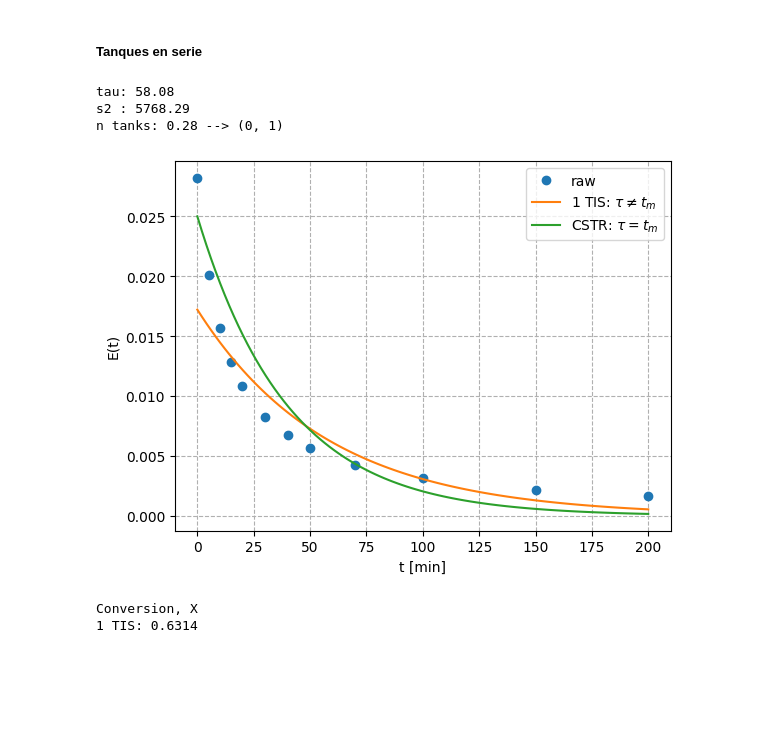
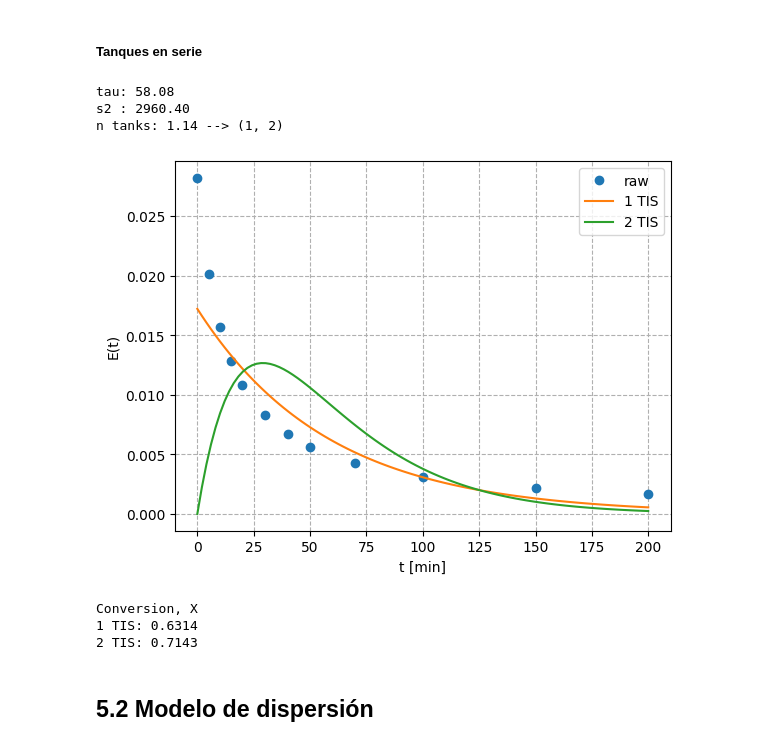
Before and after one commit to eicastroc/Kin_Cinvestav_IngMetalurgica, a Jupyter notebook: 05_analisisRTD/05_modelos_un_parametro.ipynb, the cells around one changed output. Cells and saved outputs as stored; diff of their text form; code cells hidden in the pictures; blank space fills up the shorter version.

Commit message:
more progress on one and two parameter models

```diff
--- a/05_analisisRTD/05_modelos_un_parametro.ipynb
+++ b/05_analisisRTD/05_modelos_un_parametro.ipynb
@@ -96,16 +96,15 @@ Cs = CubicSpline(t, C) # spline
 Es = CubicSpline(t, Cs(t)/Cs.integrate(t[0], t[-1])) # spline
 # tau, sigma, ntanks
 tr = CubicSpline(t, t*Es(t)).integrate(t[0], t[-1])  # mean residence time
-s2 = CubicSpline(t, (t-tms)**2 * Es(t)).integrate(t[0], t[-1]) # variance
+s2 = CubicSpline(t, (t-tr)**2 * Es(t)).integrate(t[0], t[-1]) # variance
 ntanks = tr**2/s2
 ntanks = [
     int(np.floor(ntanks)),
-    int(np.floor(ntanks+1)),
-    int(np.floor(ntanks+2))
+    int(np.floor(ntanks+1))
 ]
 #printouts
 print(f"tau: {tr:.2f}")
 print(f"s2 : {s2:.2f}")
-print(f"n tanks: {tau**2/s2:.2f} --> {ntanks[0], ntanks[1]}")
+print(f"n tanks: {tr**2/s2:.2f} --> {ntanks[0], ntanks[1]}")
 # %% [output]
 tau: 14.89
@@ -138,7 +137,7 @@ for ntank in ntanks:
     tauTIS = tr/ntank
     cEntry = cA0
     for tank in range(ntank):
-        cExit = fsolve(cstrOptFun, x0=cEntry, args=(cEntry, tauTIS))
+        cExit = fsolve(cstrOptFun, x0=cEntry/2, args=(cEntry, tauTIS))
         cEntry = cExit[0]
     x = 1 - cExit[0]/cA0 # conversion after n reactors
     print(f"{ntank} TIS: {x:.4f}")
@@ -176,7 +174,7 @@ Cs = CubicSpline(t, C) # spline
 Es = CubicSpline(t, Cs(t)/Cs.integrate(t[0], t[-1])) # spline
 # tau, sigma, ntanks
 tr = CubicSpline(t, t*Es(t)).integrate(t[0], t[-1])  # mean residence time
-s2 = CubicSpline(t, (t-tms)**2 * Es(t)).integrate(t[0], t[-1]) # variance
+s2 = CubicSpline(t, (t-tr)**2 * Es(t)).integrate(t[0], t[-1]) # variance
 ntanks = tr**2/s2
 ntanks = [
     int(np.floor(ntanks)),
@@ -185,7 +183,7 @@ ntanks = [
 #printouts
 print(f"tau: {tr:.2f}")
 print(f"s2 : {s2:.2f}")
-print(f"n tanks: {tau**2/s2:.2f} --> {ntanks[0], ntanks[1]}")
+print(f"n tanks: {tr**2/s2:.2f} --> {ntanks[0], ntanks[1]}")
 # %% [output]
 tau: 5.09
 s2 : 6.22
@@ -267,7 +265,7 @@ Cs = CubicSpline(t, C) # spline
 Es = CubicSpline(t, Cs(t)/Cs.integrate(t[0], t[-1])) # spline
 # tau, sigma, ntanks
 tr = CubicSpline(t, t*Es(t)).integrate(t[0], t[-1])  # mean residence time
-s2 = CubicSpline(t, (t-tms)**2 * Es(t)).integrate(t[0], t[-1]) # variance
+s2 = CubicSpline(t, (t-tr)**2 * Es(t)).integrate(t[0], t[-1]) # variance
 ntanks = tr**2/s2
 ntanks = [
     int(np.floor(ntanks)),
@@ -276,24 +274,24 @@ ntanks = [
 #printouts
 print(f"tau: {tr:.2f}")
 print(f"s2 : {s2:.2f}")
-print(f"n tanks: {tau**2/s2:.2f} --> {ntanks[0], ntanks[1]}")
+print(f"n tanks: {tr**2/s2:.2f} --> {ntanks[0], ntanks[1]}")
 # %% [output]
 tau: 58.08
-s2 : 5768.29
-n tanks: 0.28 --> (0, 1)
+s2 : 2960.40
+n tanks: 1.14 --> (1, 2)
 # %%
 fig, ax = plt.subplots()
 ax.plot(t, Es(t), ls='', marker='o', label=f"raw")
 tt = np.linspace(t[0], t[-1], 100)
-ax.plot(tt, Ncstr(tt, tr, 1), label=r"1 TIS: $\tau \ne t_m$")
-ax.plot(tt, Ncstr(tt, tau, 1), label=r"CSTR: $\tau = t_m$")
+for ntank in ntanks:
+    ax.plot(tt, Ncstr(tt, tr, ntank), label=f"{ntank} TIS")
 ax.legend()
 ax.grid(ls='--')
 ax.set_xlabel("t [min]")
 ax.set_ylabel("E(t)")
 plt.show()
 # %% [output]
-[figure, old version]
+[figure, new version]
 # %%
 # calculo de cinetica con modelo de tanques en series (TIS)
 # 2A --> B
@@ -306,7 +304,7 @@ def cstrOptFun(cA, cA0, tau):
 
 print("Conversion, X")
 # conversion
-for ntank in [ntanks[1]]:
+for ntank in ntanks:
     tauTIS = tr/ntank
     cEntry = cA0
     for tank in range(ntank):
@@ -317,3 +315,6 @@ for ntank in [ntanks[1]]:
 # %% [output]
 Conversion, X
 1 TIS: 0.6314
+2 TIS: 0.7143
+# %% [markdown]
+## 5.2 Modelo de dispersión
```
Also changed, not shown: parts of 13 cells of this notebook, 6 other files.
